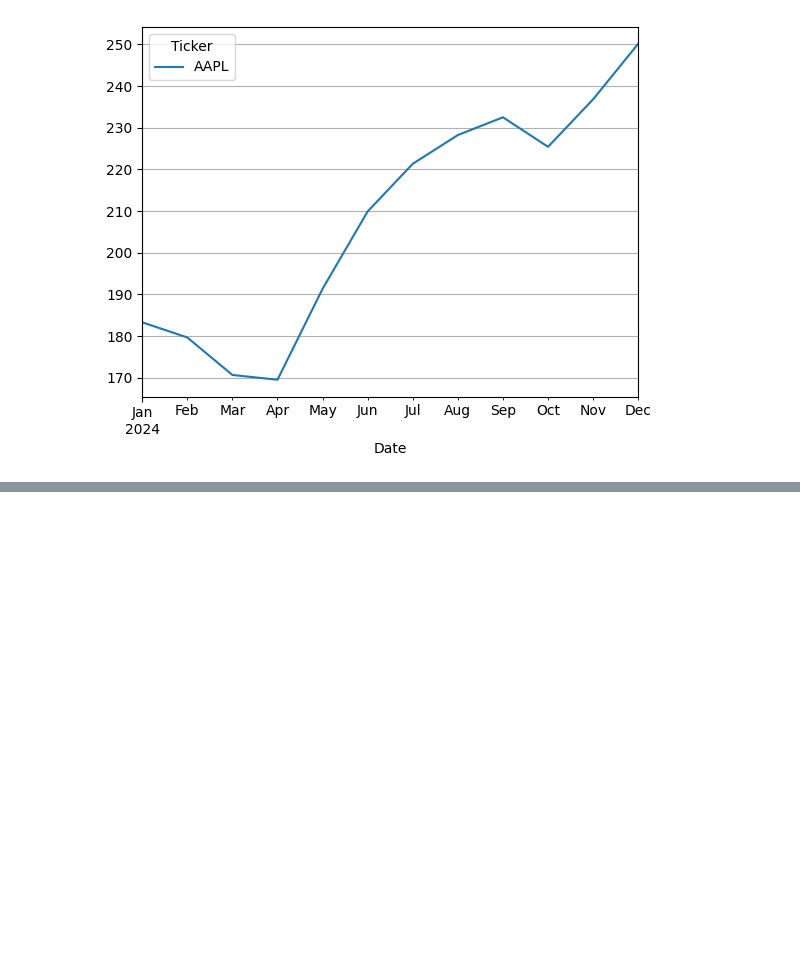
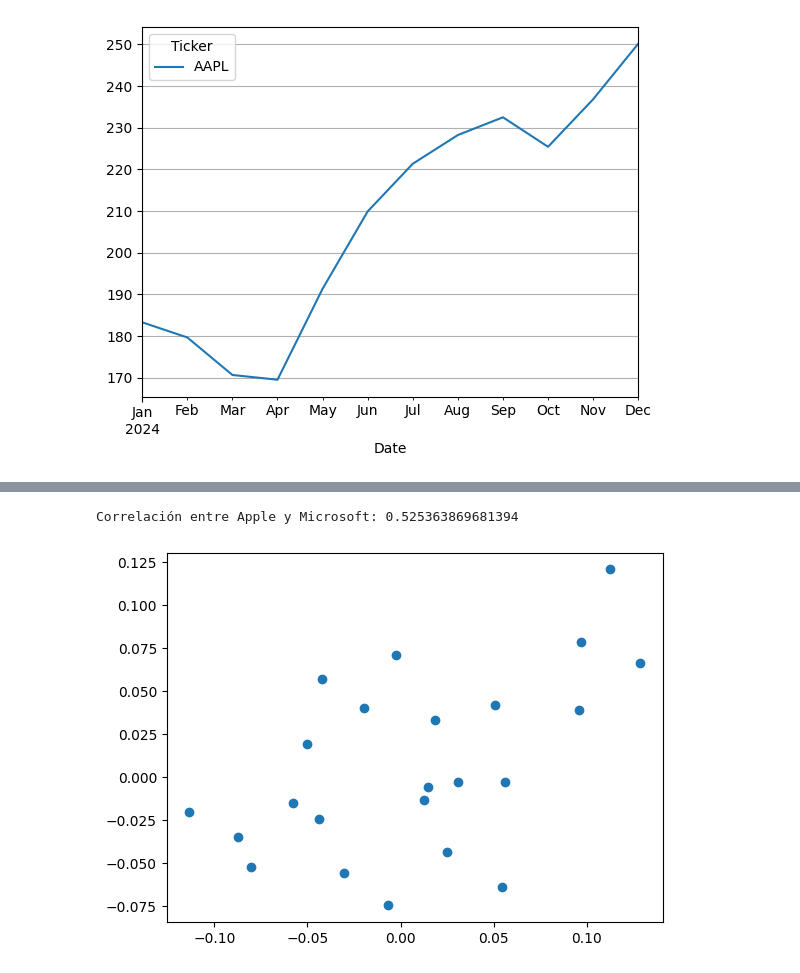
Before and after one commit to katiemackness/time-series-analysis, a Jupyter notebook: practica-es.ipynb, the cells around one changed output, grey strips where cells are left out. Cells and saved outputs as stored; diff of their text form; code cells hidden in the pictures; blank space fills up the shorter version.

```diff
--- a/practica-es.ipynb
+++ b/practica-es.ipynb
@@ -167,0 +168,10 @@ rend_apple_microsoft.dropna()
+# %%
+correlacion = rend_apple_microsoft['AAPL'].corr(rend_apple_microsoft['MSFT'])
+print("Correlación entre Apple y Microsoft:", correlacion)
+# %% [output]
+Correlación entre Apple y Microsoft: 0.525363869681394
+# %%
+plt.scatter(rend_apple_microsoft['AAPL'], rend_apple_microsoft['MSFT'])
+plt.show()
+# %% [output]
+[figure, added]
```
Also changed, not shown: parts of 27 cells of this notebook.
